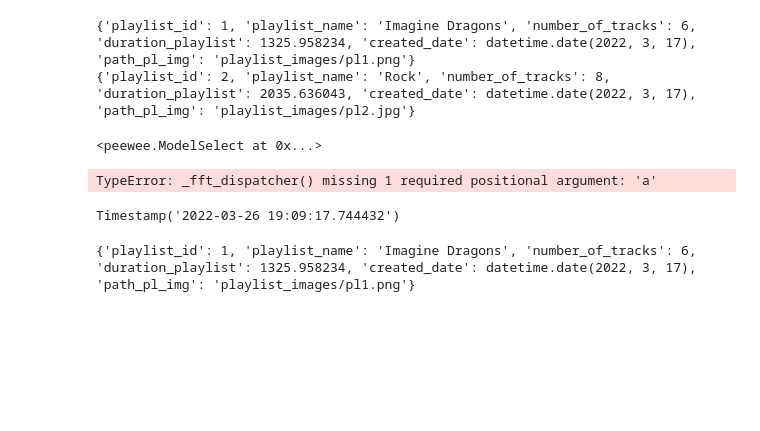
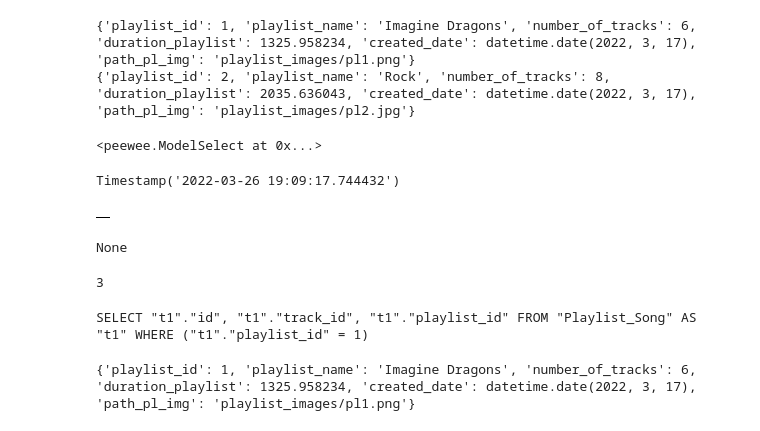
Before and after one commit to PavelBezzub/course_project, a Jupyter notebook: music_db.ipynb, the cells around one changed output. Saved outputs shown, nothing was run; the diff lists cells and outputs as text; code cells hidden in the pictures; blank space fills up the shorter version.

```diff
--- a/music_db.ipynb
+++ b/music_db.ipynb
@@ -226,10 +226,6 @@ Playlist.select()
 import pandas as pd
 # %%
 import numpy
-# %%
-numpy.fft.fft()
-# %% [output]
-TypeError: _fft_dispatcher() missing 1 required positional argument: 'a'
 # %%
 import datetime
 pd.to_datetime(datetime.datetime.now())
@@ -317,0 +313,4 @@ def change_playlist_(Playlist, Playlist_Song, id_, picturepath_, playlist_name,
+# %%
+get_song_in_playlist(Song, Playlist_Song, 1)
+# %% [output]
+|  |
@@ -318,3 +329,15 @@ def change_playlist_(Playlist, Playlist_Song, id_, picturepath_, playlist_name,
+# %%
+alias_2 = Playlist_Song.alias()
+row2 = alias_2.select().where(alias_2.playlist_id == 3).get()
+print(row2)
+row2.delete_instance()
+# %% [output]
+None
+3
+# %%
+print(alias_2.select().where(alias_2.playlist_id == 1))
+# %% [output]
+SELECT "t1"."id", "t1"."track_id", "t1"."playlist_id" FROM "Playlist_Song" AS "t1" WHERE ("t1"."playlist_id" = 1)
 # %%
 # del_playlist_cascade(Playlist, Playlist_Song, 3)
 # %%
```
Also changed, not shown: parts of 3 cells of this notebook, 12 other files.
